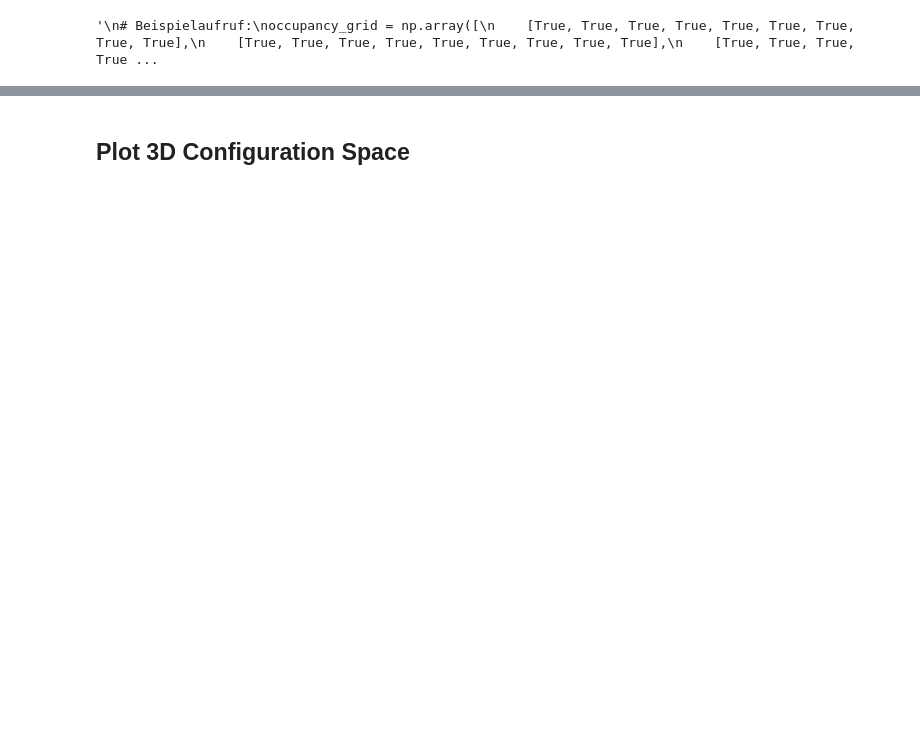
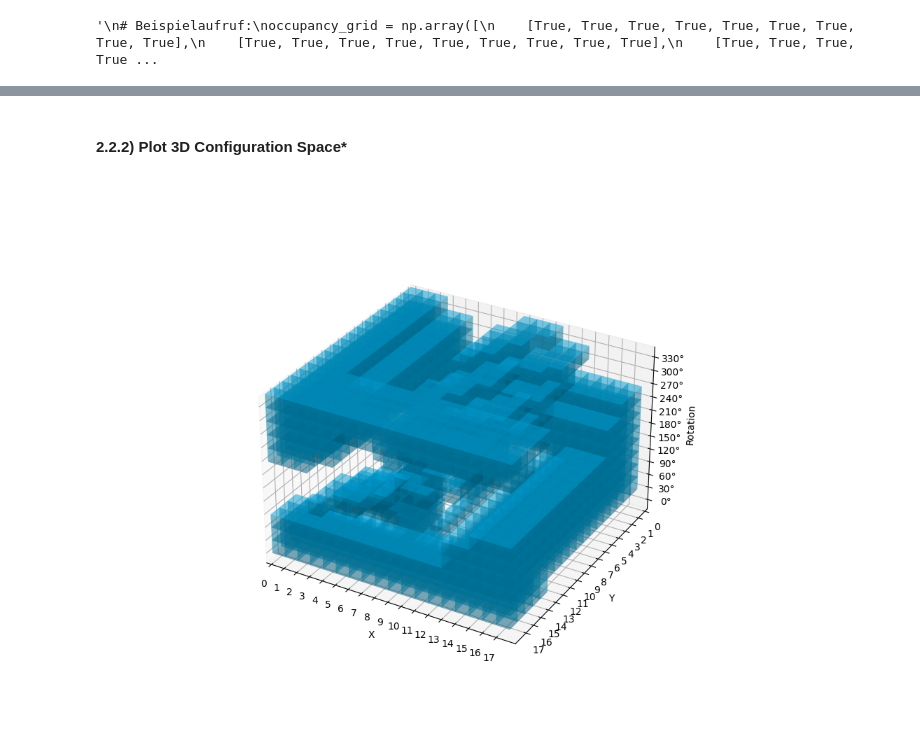
Before and after one commit to ca-schue/potential-field, a Jupyter notebook: potential-field.ipynb, the cells around one changed output, grey strips where cells are left out. Drawn from its saved outputs; the diff is of its cells as text; code cells hidden in the pictures; blank space fills up the shorter version.

```diff
--- a/potential-field.ipynb
+++ b/potential-field.ipynb
@@ -702,5 +658,5 @@ plt.show()
 # %% [markdown]
-## Plot 3D Configuration Space
+#### 2.2.2) Plot 3D Configuration Space*
 # %%
 import numpy as np
 
@@ -760,36 +716,32 @@ def visualize_computational_space(computational_space, ax, force_field_x=None, f
     ax.set_zlabel('Rotation')
 
     # Invertiere die Y-Achse
     ax.invert_yaxis()
 
     # Passe die Skalierung der Z-Achse manuell an
     ax.set_xlim(0, size_x)
     ax.set_ylim(0, size_y)
     ax.set_zlim(0, rotation)
 
     # Passe die Z-Koordinaten an, um die Würfel über der XY-Ebene zu positionieren
     ax.set_box_aspect([size_x / rotation, size_y / rotation, 1])
 
     # Passe die Position der Z-Ticks an
-    print(np.arange(0, rotation, 1))
     ax.set_zticks(np.arange(0, rotation, 1) + 0.5)
-    print(np.arange(0, 360, rotation_step))
     ax.set_zticklabels([f'{angle}°' for angle in np.arange(0, 360, rotation_step)])
 
     # Passe die Position der X- und Y-Ticks an
     ax.set_xticks(np.arange(0, size_x, 1))
     ax.set_yticks(np.arange(0, size_y, 1))
     ax.invert_yaxis()
 
-
-
-'''
 fig = plt.figure(figsize=(10, 8))
 plot_axis = fig.add_subplot(111, projection='3d')
 visualize_computational_space(
     computational_space=computational_space,
     goal_point=goal_point,
     start_point=start_point,
     ax=plot_axis)
 plt.show()
-'''
+# %% [output]
+[figure, added]
```
Also changed, not shown: parts of 45 cells of this notebook.
